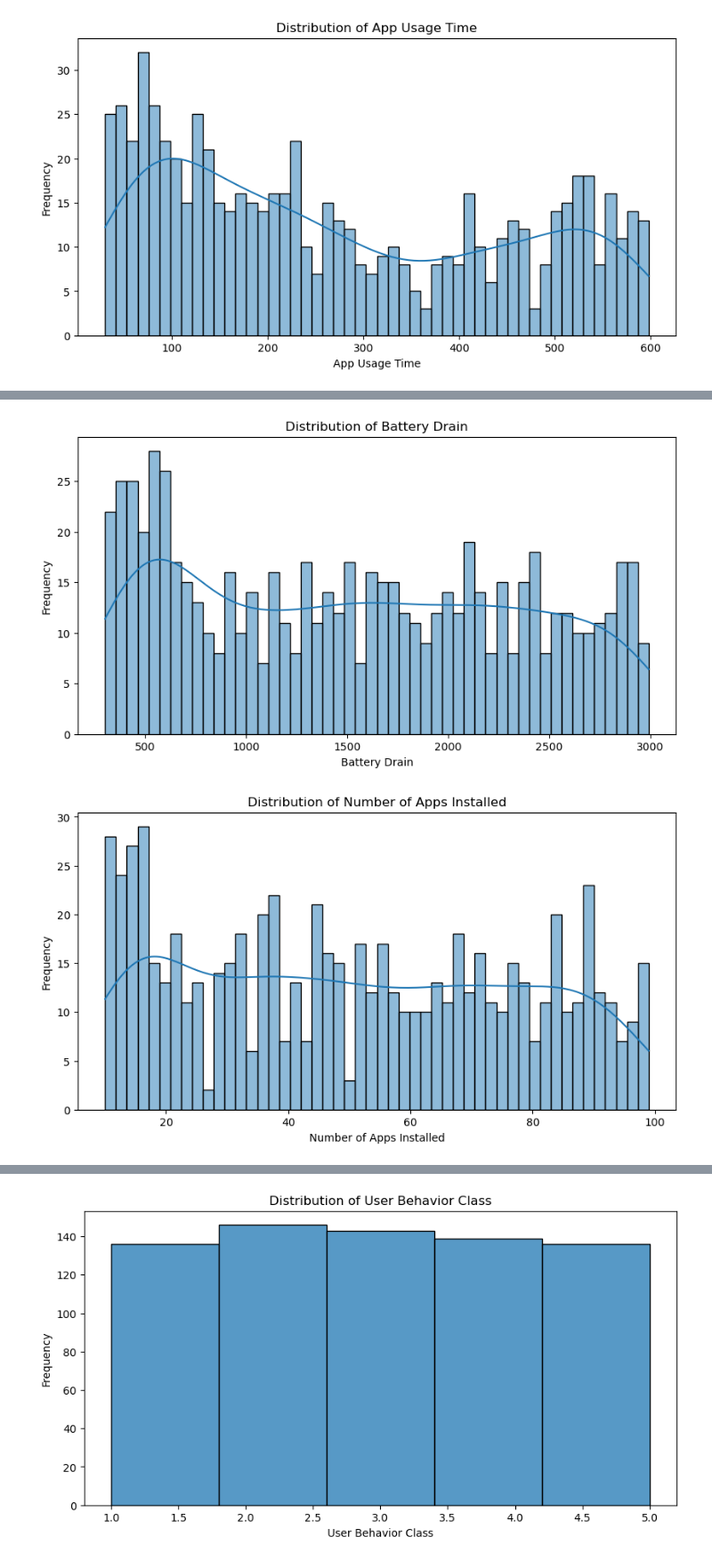
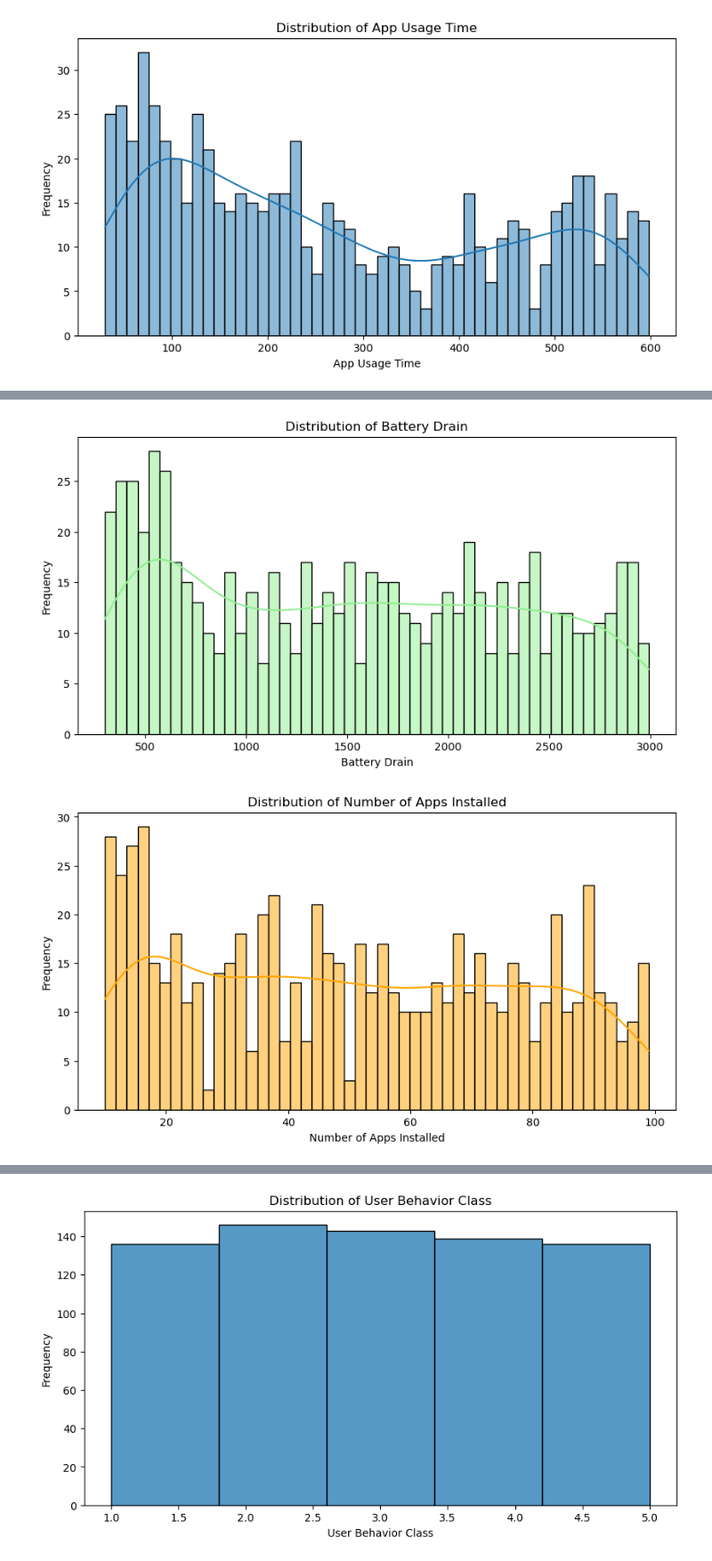
Before and after one commit to beccaa9116/Mobile-Device-Usage-and-User-Behavior, a Jupyter notebook: mobile_user_behavior.ipynb, the cells around one changed output, grey strips where cells are left out. Shown at 89% size. Cells and saved outputs as stored; diff of their text form; code cells hidden in the pictures.

```diff
--- a/mobile_user_behavior.ipynb
+++ b/mobile_user_behavior.ipynb
@@ -126,23 +126,23 @@ plt.show()
 # %%
 #distribution of Battery Drain (mAh/day)
 plt.figure(figsize=(10, 5))
-sns.histplot(data['Battery Drain (mAh/day)'], bins=50, kde=True)
+sns.histplot(data['Battery Drain (mAh/day)'], bins=50, color='lightgreen', kde=True)
 plt.title('Distribution of Battery Drain')
 plt.xlabel('Battery Drain')
 plt.ylabel('Frequency')
 plt.show()
 # %% [output]
-[figure, old version]
+[figure, new version]
 # %%
 #distribution of Number of Apps Installed
 plt.figure(figsize=(10, 5))
-sns.histplot(data['Number of Apps Installed'], bins=50, kde=True)
+sns.histplot(data['Number of Apps Installed'], bins=50, color='orange', kde=True)
 plt.title('Distribution of Number of Apps Installed')
 plt.xlabel('Number of Apps Installed')
 plt.ylabel('Frequency')
 plt.show()
 # %% [output]
-[figure, old version]
+[figure, new version]
 # %%
 #distribution of Data Usage (MB/day)
 plt.figure(figsize=(10, 5))
```
Also changed, not shown: parts of 16 cells of this notebook.
